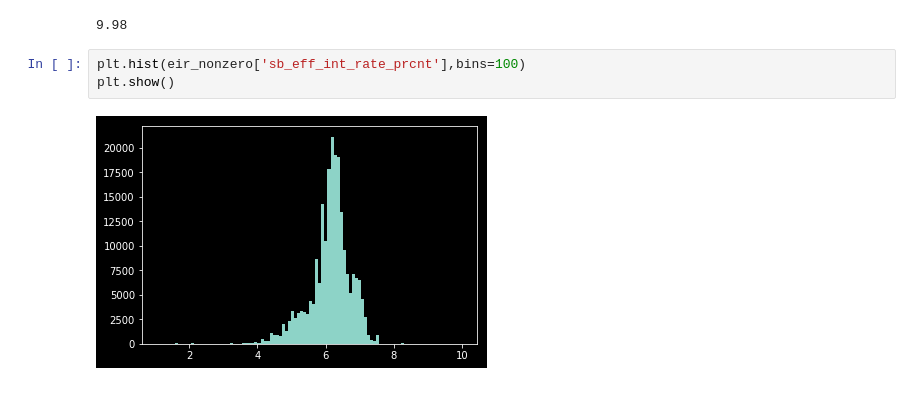
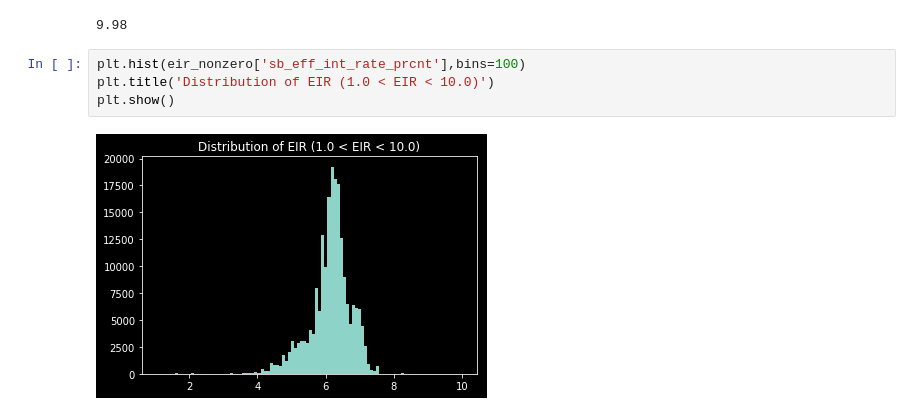
Before and after one commit to LindseyMoser/DSI_Capstone_B, a Jupyter notebook: 1_Data/PSQL_DF_EDA.ipynb, the cells around one changed output. Drawn from its saved outputs; the diff is of its cells as text.

```diff
--- a/1_Data/PSQL_DF_EDA.ipynb
+++ b/1_Data/PSQL_DF_EDA.ipynb
@@ -180,9 +168,10 @@ eir_nonzero['sb_eff_int_rate_prcnt'].max()
 9.98
 # %%
 plt.hist(eir_nonzero['sb_eff_int_rate_prcnt'],bins=100)
+plt.title('Distribution of EIR (1.0 < EIR < 10.0)')
 plt.show()
 # %% [output]
-[figure, old version]
+[figure, new version]
 # %%
 fig, ax = plt.subplots(1,1,figsize=(8,8))
 #plt.scatter(X['sb_pr_yr_fndng_prcnt'], y_fs)
```
Also changed, not shown: parts of 11 cells of this notebook, 4 other files.
